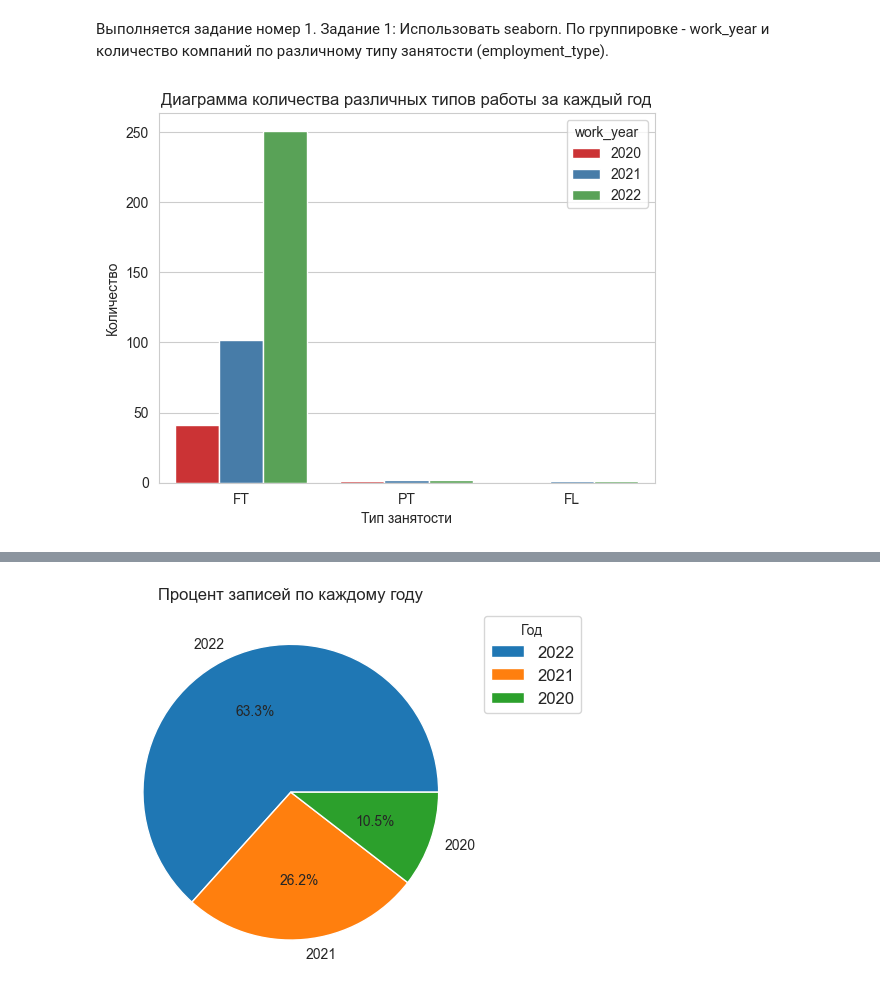
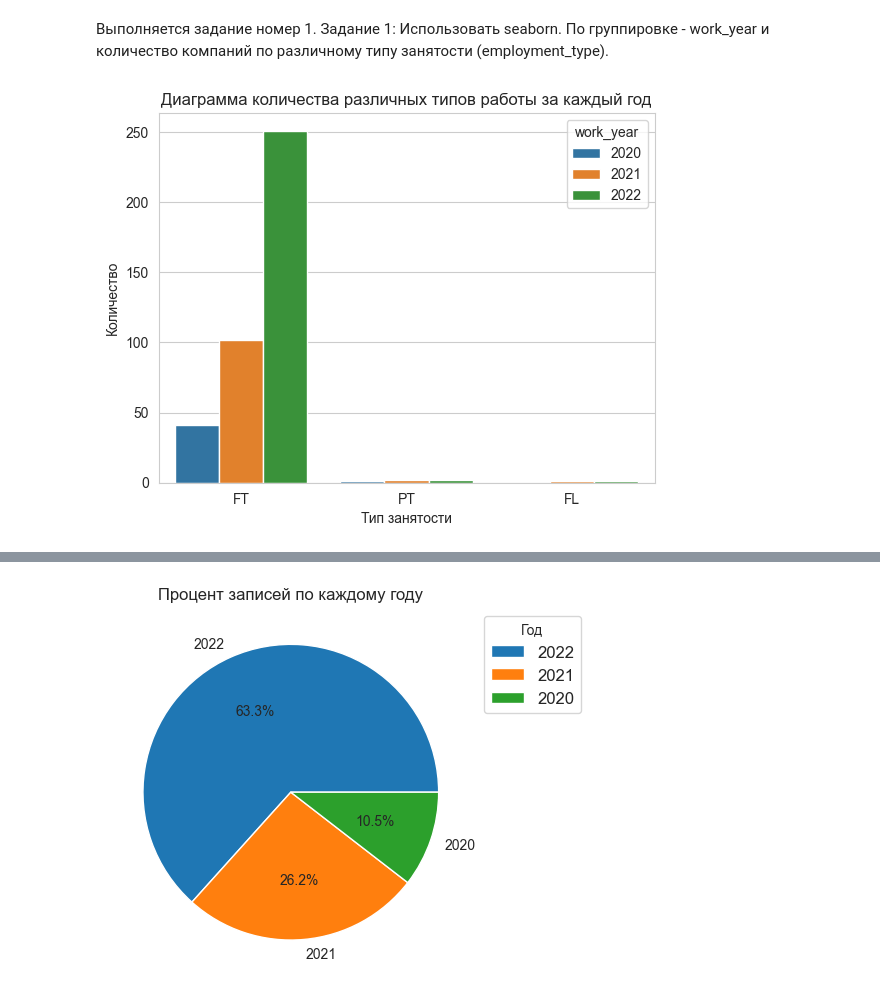
Before and after one commit to MaksimLevchenko/data_analysis_2, a Jupyter notebook: ЛР2_ЛевченкоМС_7.ipynb, the cells around one changed output, grey strips where cells are left out. Saved outputs shown, nothing was run; the diff lists cells and outputs as text; code cells hidden in the pictures.

```diff
--- a/ЛР2_ЛевченкоМС_7.ipynb
+++ b/ЛР2_ЛевченкоМС_7.ipynb
@@ -83,8 +83,8 @@ memory usage: 31.5+ KB
 Изменяется тип данных для полей work_year, salary_in_usd, salary на int, так как они являются целочисленными.
 # %%
 df['salary'] = df['salary'].astype(int, errors='ignore')
-df['work_year'] = df['work_year'].astype(int)
-df['salary_in_usd'] = df['salary_in_usd'].astype(int)
+df['work_year'] = df['work_year'].values.astype(int)
+df['salary_in_usd'] = df['salary_in_usd'].values.astype(int)
 # %% [markdown]
 Описываются числовые столбцы.
 # %%
@@ -246,10 +286,10 @@ sns.heatmap(df.corr(numeric_only=True), annot=True)
 Выполняется задание номер 1.
 Задание 1: Использовать seaborn. По группировке - work_year и количество компаний по различному типу занятости (employment_type).
 # %%
-sns.countplot(hue= 'work_year', x= 'employment_type', data=df, palette='Set1')
+sns.countplot(hue= 'work_year', x= 'employment_type', data=df, palette='tab10')
 plt.title('Диаграмма количества различных типов работы за каждый год')
 plt.xlabel('Тип занятости')
 plt.ylabel('Количество')
 plt.show()
 # %% [output]
-[figure, old version]
+[figure, new version]
```
Also changed, not shown: parts of 28 cells of this notebook.
